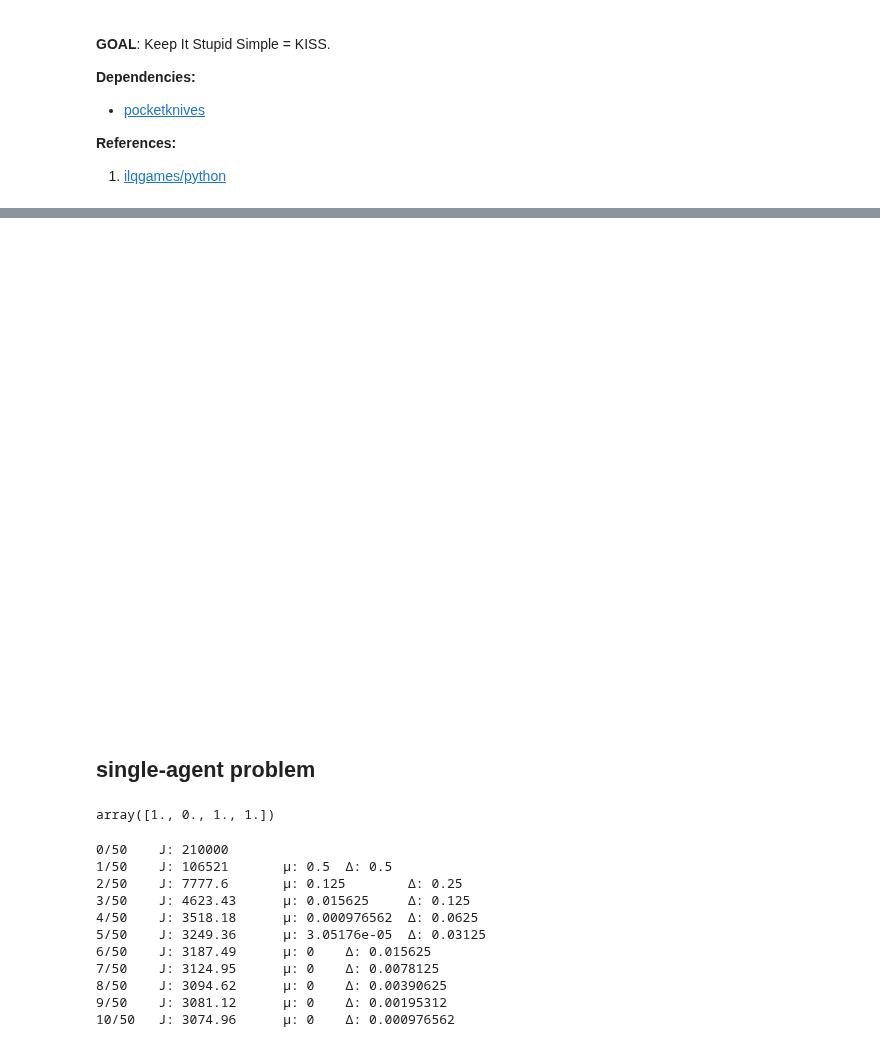
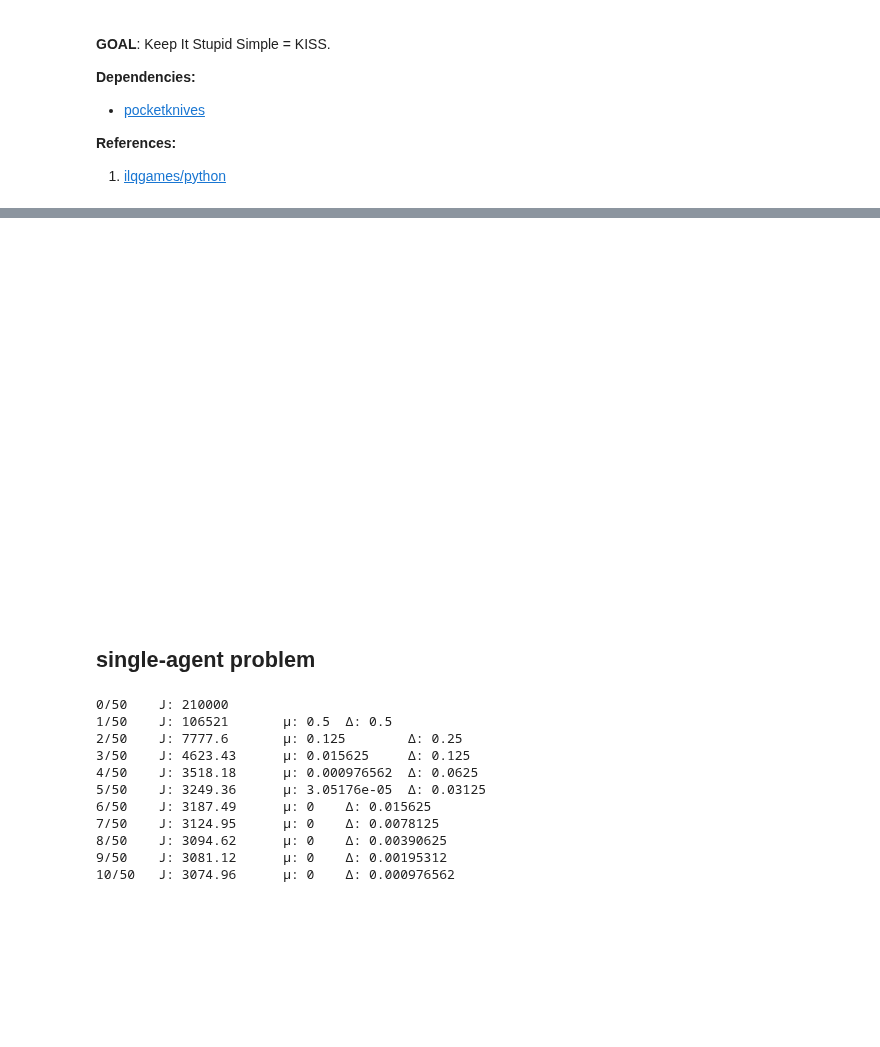
Before and after one commit to labicon/dp-ilqr, a Jupyter notebook: notebooks/main.ipynb, the cells around one changed output, grey strips where cells are left out. Drawn from its saved outputs; the diff is of its cells as text; code cells hidden in the pictures; blank space fills up the shorter version.

```diff
--- a/notebooks/main.ipynb
+++ b/notebooks/main.ipynb
@@ -29,10 +31,10 @@ import pocketknives
 %matplotlib widget
 plt.rcParams['axes.grid'] = True
 # %%
-# fig = plt.figure(figsize=(3.7, 3.7))
-fig = plt.figure()
+fig = plt.figure(figsize=(3.7, 3.7))
+# fig = plt.figure()
 # %% [output]
-[figure, old version]
+[figure, new version]
 # %%
 def pos_mask(x_dims):
     """Return a mask that's true wherever there's an x or y position"""
@@ -60,14 +62,6 @@ def plot_solve(X, J, x_goal, x_dims=None):
     plt.draw()
 # %% [markdown]
 ## single-agent problem
-# %%
-# Symbolic dynamics example.
-x = np.array([0, 0, 1, 0])
-u = np.array([0, 1])
-dynamics = dec.UnicycleDynamics4dSymbolic(1.0)
-dynamics(x, u)
-# %% [output]
-array([1., 0., 1., 1.])
 # %%
 dt = 0.1
 N = 50
```
Also changed, not shown: parts of 14 cells of this notebook, 7 other files.
